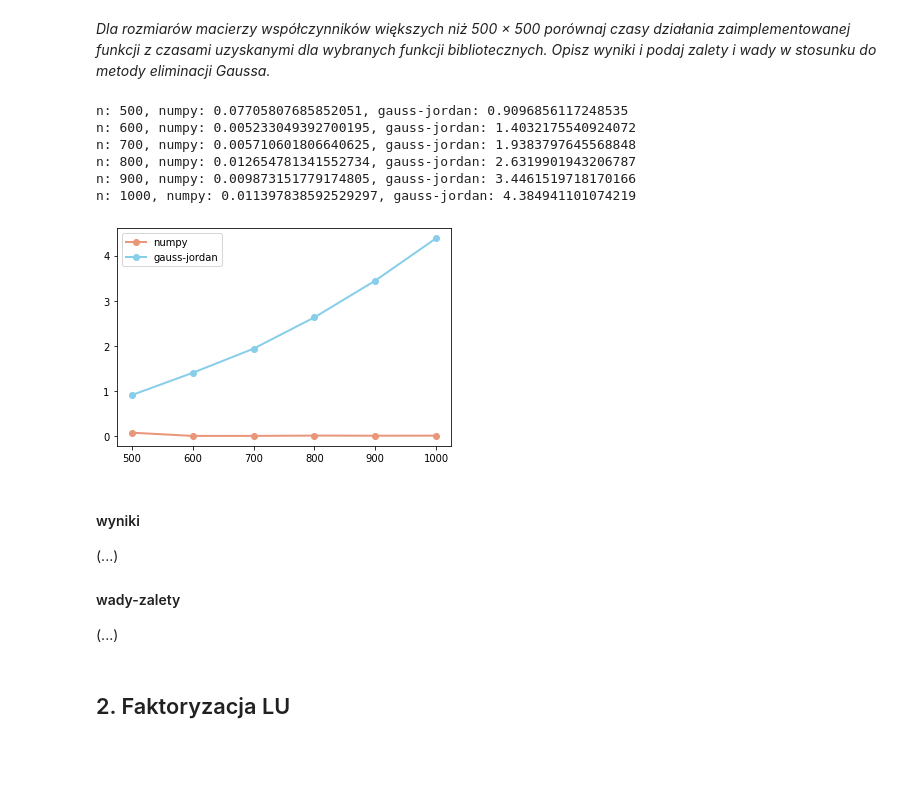
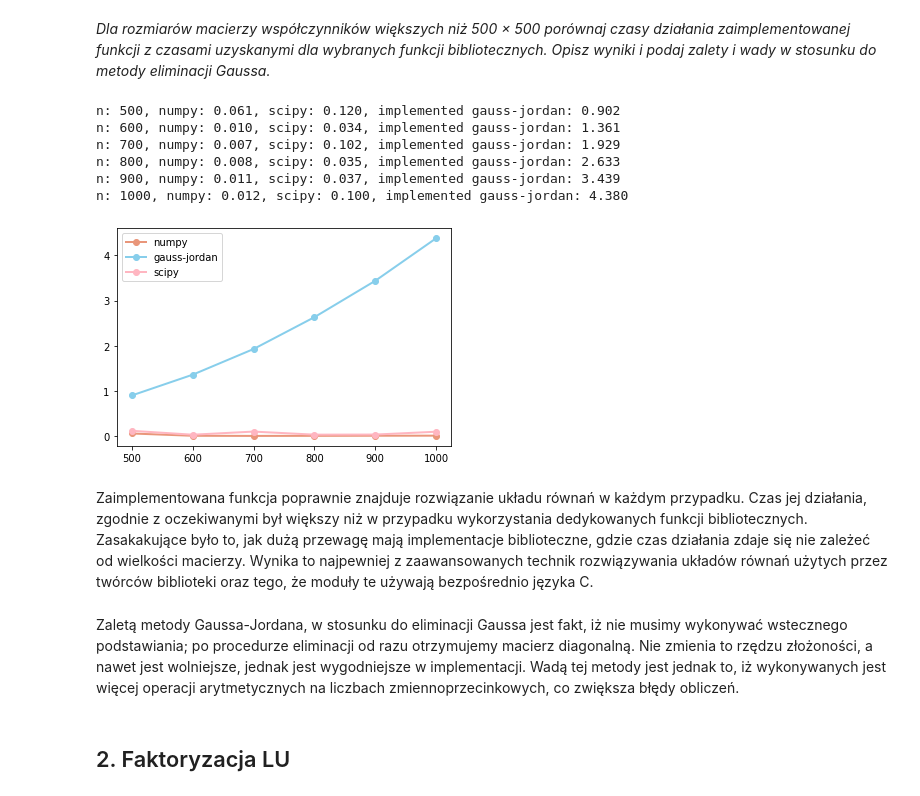
Before and after one commit to mhawryluk/mownit, a Jupyter notebook: lab6/lab6.ipynb, the cells around one changed output. Drawn from its saved outputs; the diff is of its cells as text; code cells hidden in the pictures; blank space fills up the shorter version.

```diff
--- a/lab6/lab6.ipynb
+++ b/lab6/lab6.ipynb
@@ -90,6 +84,7 @@ def compare_times_gauss_jordan(n_min, n_max, step):
 
     np_times = []
     jordan_times = []
+    scipy_times = []
     ns = []
 
     for n in range(n_min, n_max+1, step):
@@ -98,14 +93,19 @@ def compare_times_gauss_jordan(n_min, n_max, step):
 
         start = time()
         try:
-            np_result = np.linalg.solve(A, B).flatten()
+            np.linalg.solve(A, B).flatten()
         except:
             continue
         end = time()
         np_times.append(end-start)
 
         start = time()
-        jordan_result = gauss_jordan(A, B)
+        scipy.linalg.solve(A, B).flatten()
+        end = time()
+        scipy_times.append(end-start)
+
+        start = time()
+        gauss_jordan(A, B)
         end = time()
         jordan_times.append(end-start)
         ns.append(n)
@@ -113,27 +113,26 @@ def compare_times_gauss_jordan(n_min, n_max, step):
     fig, ax = plt.subplots()
     ax.plot(ns, np_times, label='numpy', color='darksalmon', marker='o', linewidth=2)
     ax.plot(ns, jordan_times, label='gauss-jordan', color='skyblue', marker='o', linewidth=2)
-
+    ax.plot(ns, scipy_times, label='scipy', color='lightpink', marker='o', linewidth=2)
     ax.legend()
 
-    for n, numpy, jordan in zip(ns, np_times, jordan_times):
-        print(f'n: {n}, numpy: {numpy}, gauss-jordan: {jordan}')
+    for n, numpy, scipy_, jordan in zip(ns, np_times, scipy_times, jordan_times):
+        print(f'n: {n}, numpy: {numpy:.3f}, scipy: {scipy_:.3f}, implemented gauss-jordan: {jordan:.3f}')
     plt.show()
 # %%
-compare_times_gauss_jordan(500, 1000, 100)
+compare_times_gauss_jordan(500, 1000, step=100)
 # %% [output]
-n: 500, numpy: 0.07705807685852051, gauss-jordan: 0.9096856117248535
-n: 600, numpy: 0.005233049392700195, gauss-jordan: 1.4032175540924072
-n: 700, numpy: 0.005710601806640625, gauss-jordan: 1.9383797645568848
-n: 800, numpy: 0.012654781341552734, gauss-jordan: 2.6319901943206787
-n: 900, numpy: 0.009873151779174805, gauss-jordan: 3.4461519718170166
-n: 1000, numpy: 0.011397838592529297, gauss-jordan: 4.384941101074219
+n: 500, numpy: 0.061, scipy: 0.120, implemented gauss-jordan: 0.902
+n: 600, numpy: 0.010, scipy: 0.034, implemented gauss-jordan: 1.361
+n: 700, numpy: 0.007, scipy: 0.102, implemented gauss-jordan: 1.929
+n: 800, numpy: 0.008, scipy: 0.035, implemented gauss-jordan: 2.633
+n: 900, numpy: 0.011, scipy: 0.037, implemented gauss-jordan: 3.439
+n: 1000, numpy: 0.012, scipy: 0.100, implemented gauss-jordan: 4.380
-[figure, old version]
+[figure, new version]
 # %% [markdown]
-#### wyniki
-(...)
-#### wady-zalety
-(...)
+Zaimplementowana funkcja poprawnie znajduje rozwiązanie układu równań w każdym przypadku. Czas jej działania, zgodnie z oczekiwanymi był większy niż w przypadku wykorzystania dedykowanych funkcji bibliotecznych. Zasakakujące było to, jak dużą przewagę mają implementacje biblioteczne, gdzie czas działania zdaje się nie zależeć od wielkości macierzy. Wynika to najpewniej z zaawansowanych technik rozwiązywania układów równań użytych przez twórców biblioteki oraz tego, że moduły te używają bezpośrednio języka C.
+# %% [markdown]
+Zaletą metody Gaussa-Jordana, w stosunku do eliminacji Gaussa jest fakt, iż nie musimy wykonywać wstecznego podstawiania; po procedurze eliminacji od razu otrzymujemy macierz diagonalną. Nie zmienia to rzędzu złożoności, a nawet jest wolniejsze, jednak jest wygodniejsze w implementacji. Wadą tej metody jest jednak to, iż wykonywanych jest więcej operacji arytmetycznych na liczbach zmiennoprzecinkowych, co zwiększa błędy obliczeń.
 # %% [markdown]
 ## 2. Faktoryzacja LU
 # %% [markdown]
```
Also changed, not shown: parts of 34 cells of this notebook.
